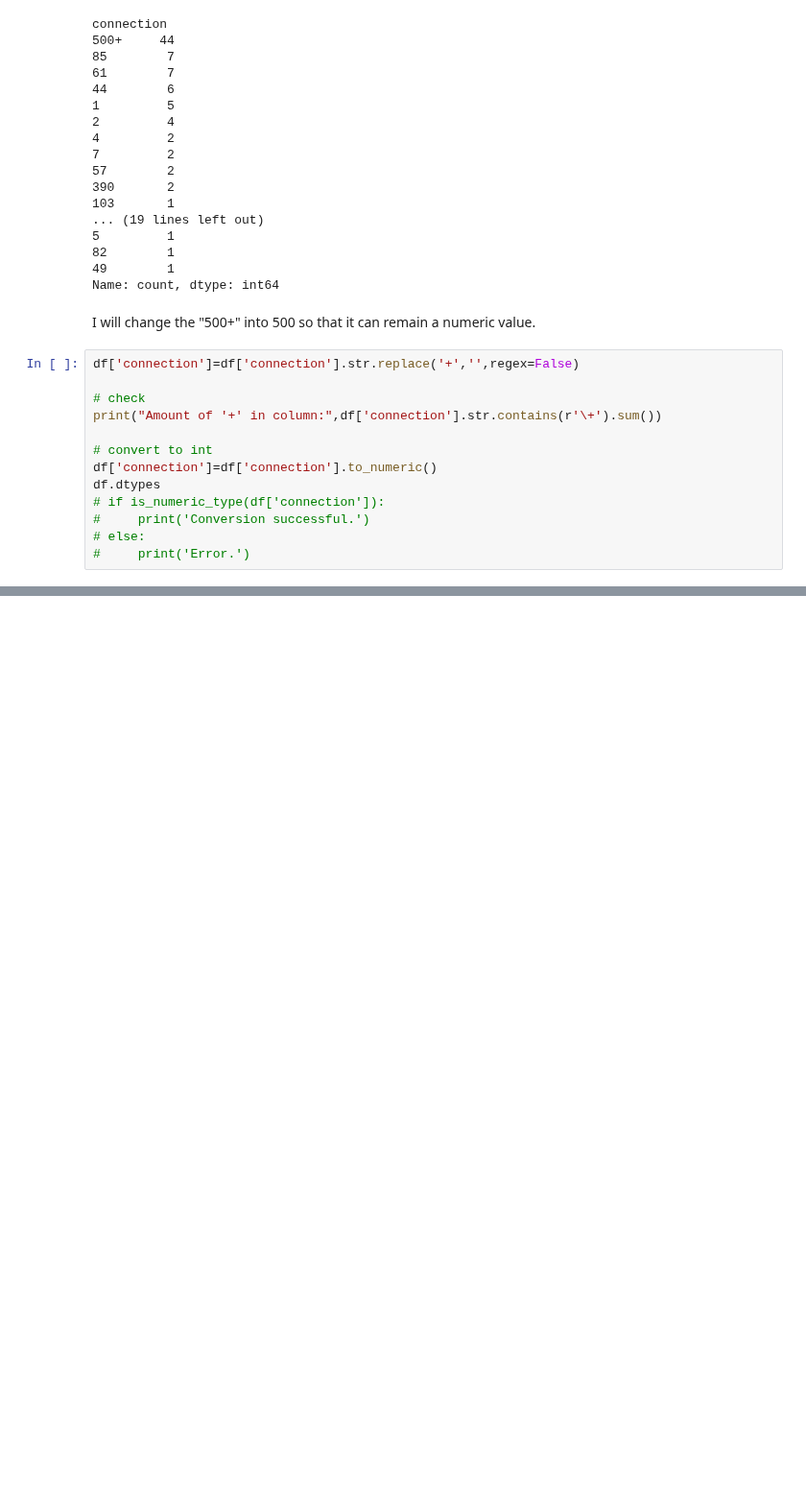
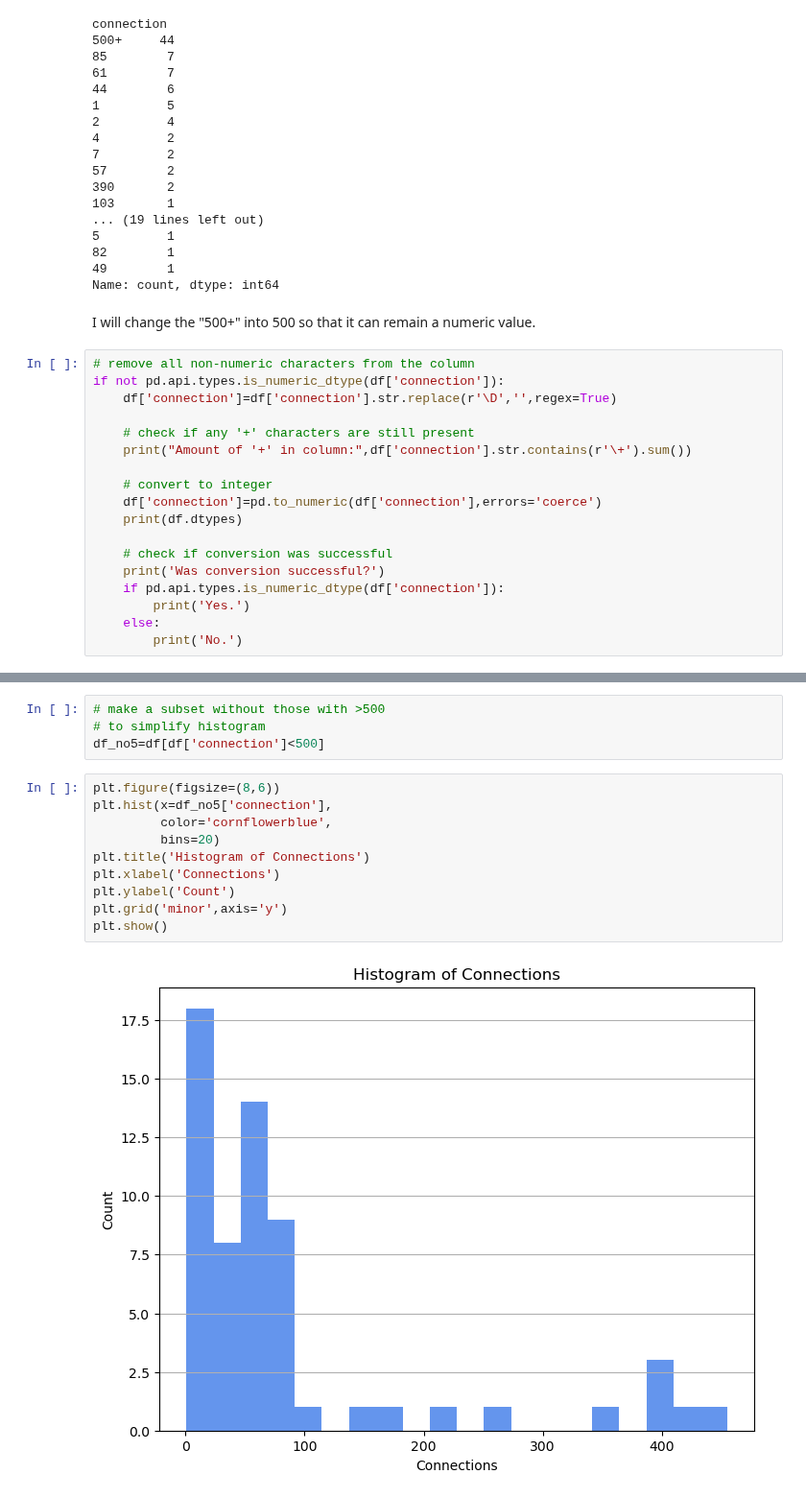
Before and after one commit to sralter/potential_talents, a Jupyter notebook: potential_talents_eda.ipynb, the cells around one changed output, grey strips where cells are left out. Shown at 96% size. Cells and saved outputs as stored; diff of their text form; blank space fills up the shorter version.

Commit message:
make histogram

```diff
--- a/potential_talents_eda.ipynb
+++ b/potential_talents_eda.ipynb
@@ -221,17 +221,22 @@ Name: count, dtype: int64
 # %% [markdown]
 I will change the "500+" into 500 so that it can remain a numeric value.
 # %%
-df['connection']=df['connection'].str.replace('+','',regex=False)
+# remove all non-numeric characters from the column
+if not pd.api.types.is_numeric_dtype(df['connection']):
+    df['connection']=df['connection'].str.replace(r'\D','',regex=True)
 
-# check
-print("Amount of '+' in column:",df['connection'].str.contains(r'\+').sum())
+    # check if any '+' characters are still present
+    print("Amount of '+' in column:",df['connection'].str.contains(r'\+').sum())
 
-# convert to int
-df['connection']=df['connection'].to_numeric()
-df.dtypes
-# if is_numeric_type(df['connection']):
-#     print('Conversion successful.')
-# else:
-#     print('Error.')
+    # convert to integer
+    df['connection']=pd.to_numeric(df['connection'],errors='coerce')
+    print(df.dtypes)
+
+    # check if conversion was successful
+    print('Was conversion successful?')
+    if pd.api.types.is_numeric_dtype(df['connection']):
+        print('Yes.')
+    else:
+        print('No.')
 # %% [output]
 Amount of '+' in column: 0
@@ -244,0 +252,16 @@ plt.show()
+# %%
+# make a subset without those with >500
+# to simplify histogram
+df_no5=df[df['connection']<500]
+# %%
+plt.figure(figsize=(8,6))
+plt.hist(x=df_no5['connection'],
+         color='cornflowerblue',
+         bins=20)
+plt.title('Histogram of Connections')
+plt.xlabel('Connections')
+plt.ylabel('Count')
+plt.grid('minor',axis='y')
+plt.show()
+# %% [output]
+[figure, added]
```
Also changed, not shown: parts of 4 cells of this notebook.
